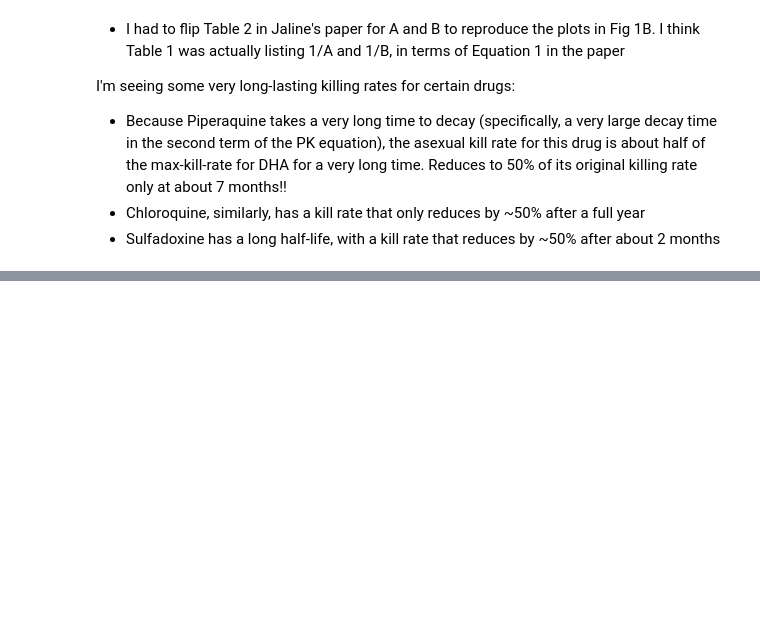
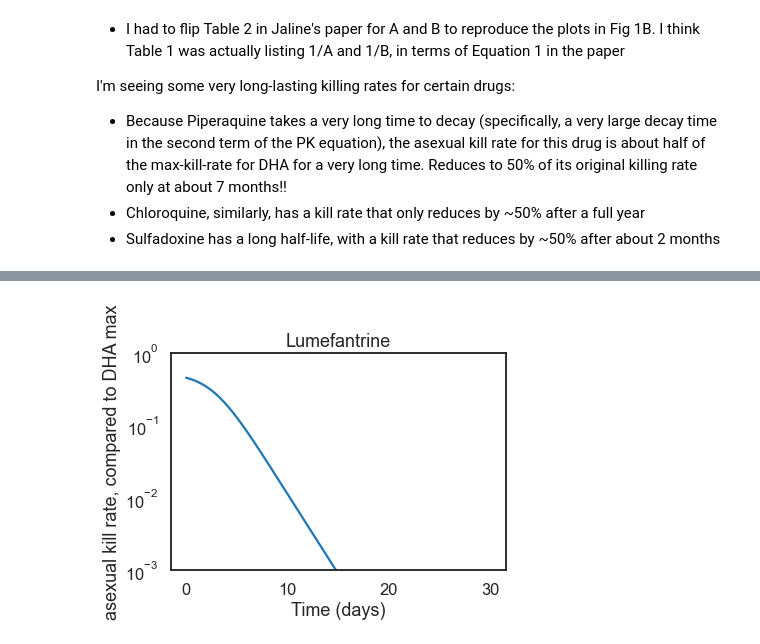
Before and after one commit to jgsuresh/sandbox-jsuresh, a Jupyter notebook: drug_pkpd/pkpd_v1.ipynb, the cells around one changed output, grey strips where cells are left out. Drawn from its saved outputs; the diff is of its cells as text; code cells hidden in the pictures; blank space fills up the shorter version.

```diff
--- a/drug_pkpd/pkpd_v1.ipynb
+++ b/drug_pkpd/pkpd_v1.ipynb
@@ -242,0 +265,4 @@ I'm seeing some very long-lasting killing rates for certain drugs:
+# %%
+plot_kill_rate_vs_days("Lumefantrine", tmax_days=30, normalize=True, logscale=True)
+# %% [output]
+[figure, added]
```
Also changed, not shown: parts of 25 cells of this notebook.
